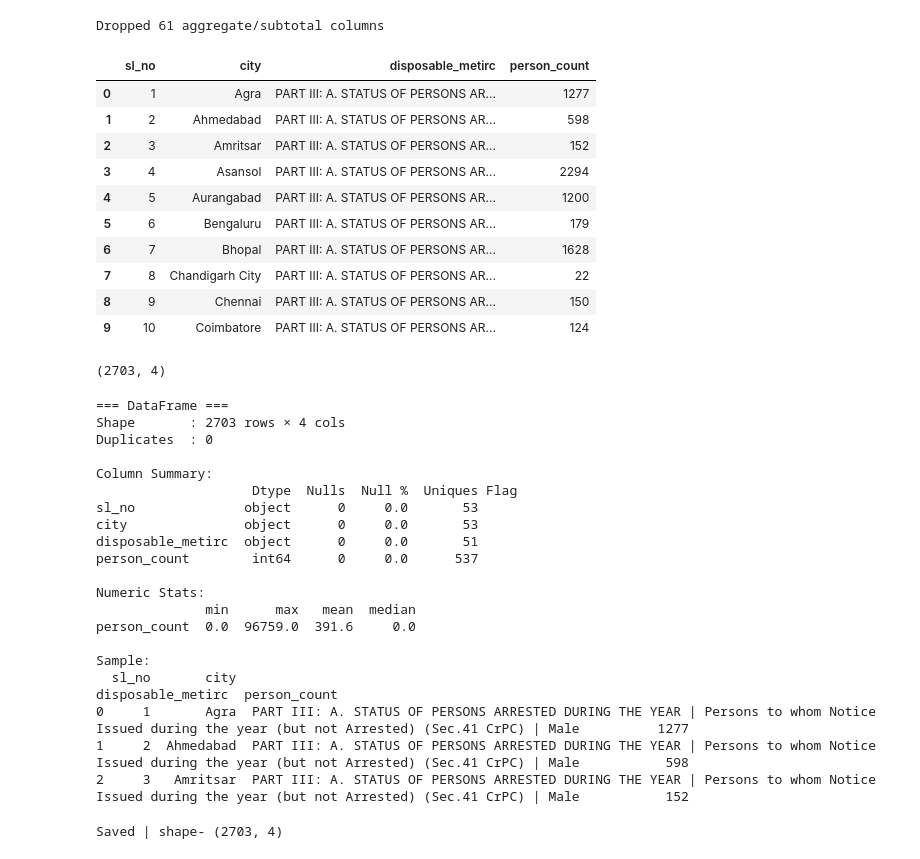
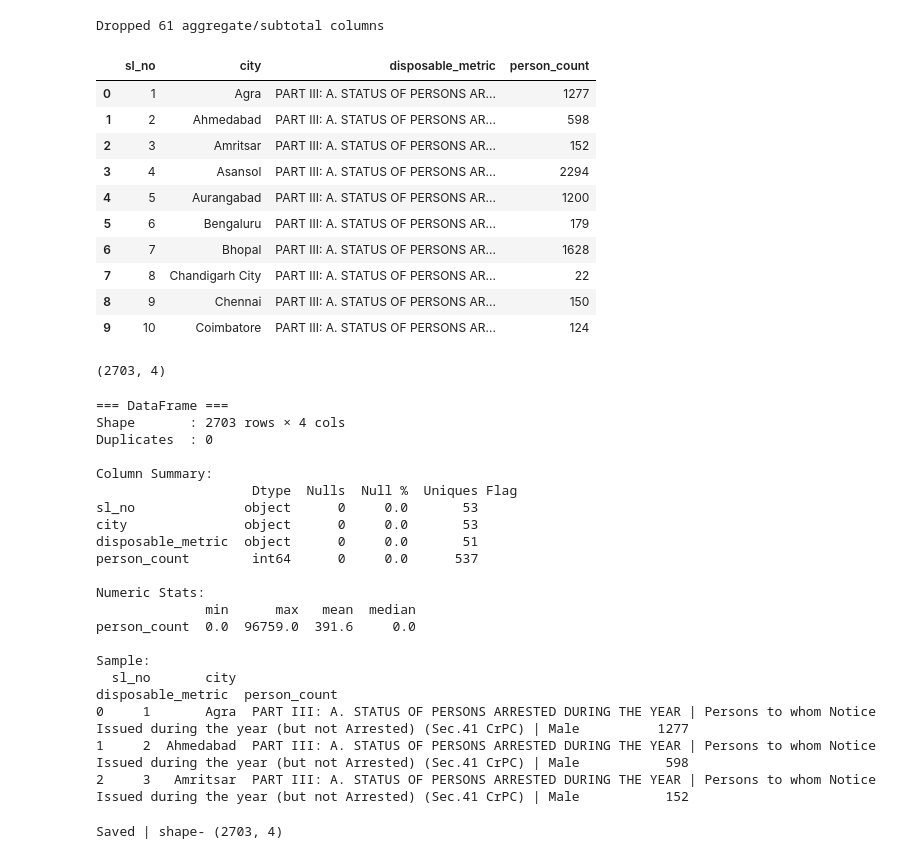
Before and after one commit to bhavya25-ds/The-Committee-Will-Look-Into-It, a Jupyter notebook: 02_Gender_Injustice/01_EDA.ipynb, the cells around one changed output. Drawn from its saved outputs; the diff is of its cells as text; code cells hidden in the pictures.

```diff
--- a/02_Gender_Injustice/01_EDA.ipynb
+++ b/02_Gender_Injustice/01_EDA.ipynb
@@ -484,14 +484,14 @@ Dropped 61 aggregate/subtotal columns
 # %%
 csv5= u.wide_to_long(
     csv5,
     id_cols= ["sl_no", "city"],
-    var_name= "disposable_metirc",
+    var_name= "disposable_metric",
     value_name= "person_count"
 )
 
 csv5.head(10)
 # %% [output]
-|  | sl_no | city | disposable_metirc | person_count |
+|  | sl_no | city | disposable_metric | person_count |
 | 0 | 1 | Agra | PART III: A. STATUS OF PERSONS AR... | 1277 |
 | 1 | 2 | Ahmedabad | PART III: A. STATUS OF PERSONS AR... | 598 |
 | 2 | 3 | Amritsar | PART III: A. STATUS OF PERSONS AR... | 152 |
@@ -517,7 +517,7 @@ Column Summary:
                     Dtype  Nulls  Null %  Uniques Flag
 sl_no              object      0     0.0       53
 city               object      0     0.0       53
-disposable_metirc  object      0     0.0       51
+disposable_metric  object      0     0.0       51
 person_count        int64      0     0.0      537
 
 Numeric Stats:
@@ -525,7 +525,7 @@ Numeric Stats:
 person_count  0.0  96759.0  391.6     0.0
 
 Sample:
-  sl_no       city                                                                                                                                disposable_metirc  person_count
+  sl_no       city                                                                                                                                disposable_metric  person_count
 0     1       Agra  PART III: A. STATUS OF PERSONS ARRESTED DURING THE YEAR | Persons to whom Notice Issued during the year (but not Arrested) (Sec.41 CrPC) | Male          1277
 1     2  Ahmedabad  PART III: A. STATUS OF PERSONS ARRESTED DURING THE YEAR | Persons to whom Notice Issued during the year (but not Arrested) (Sec.41 CrPC) | Male           598
 2     3   Amritsar  PART III: A. STATUS OF PERSONS ARRESTED DURING THE YEAR | Persons to whom Notice Issued during the year (but not Arrested) (Sec.41 CrPC) | Male           152
```
Also changed, not shown: 1 other file.
